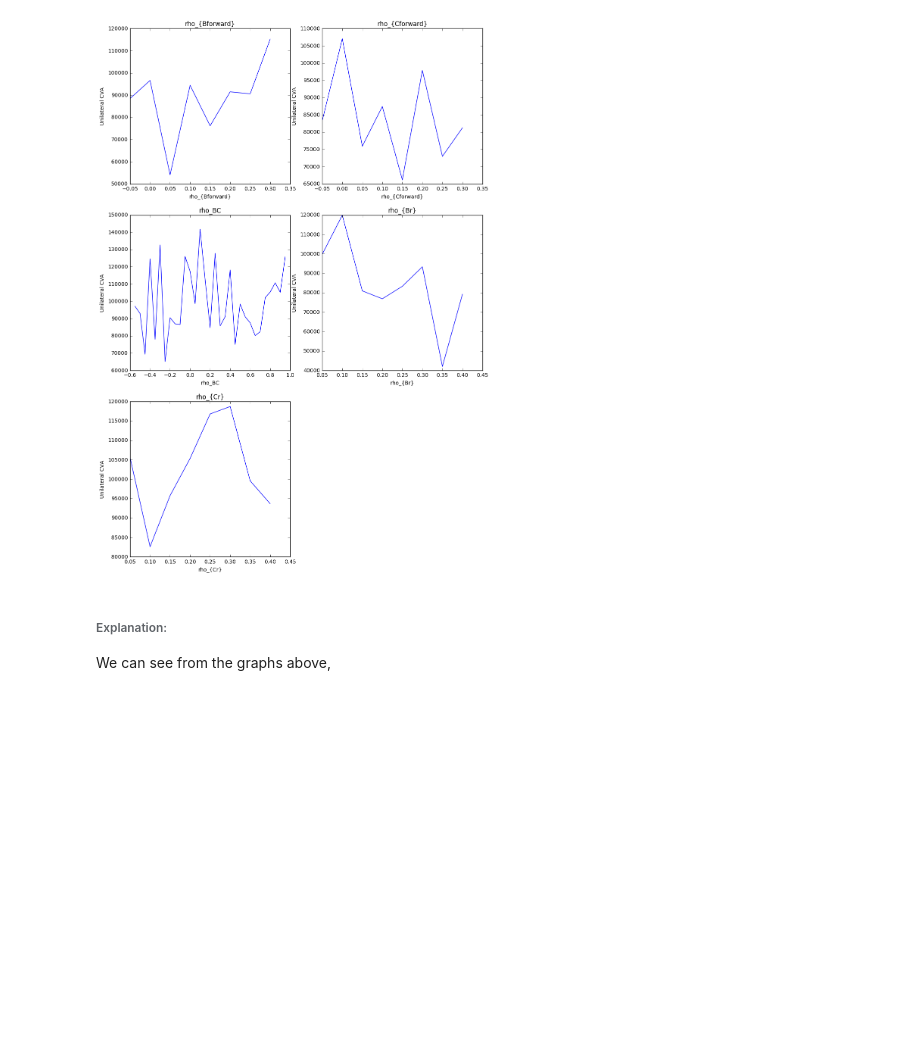
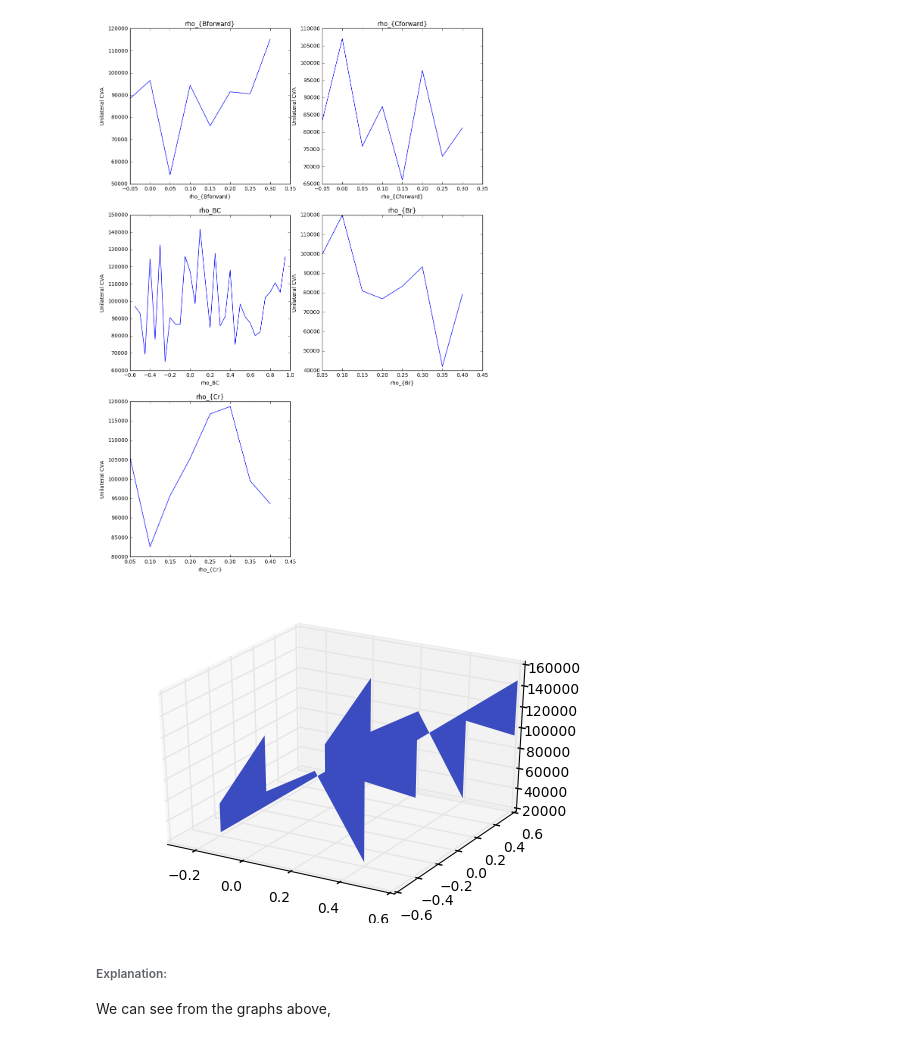
Before and after one commit to lejingxu/CVA_IMM_RegulationProject, a Jupyter notebook: Regulation_Project_Group_4-Copy1.ipynb, the cells around one changed output. Cells and saved outputs as stored; diff of their text form; code cells hidden in the pictures; blank space fills up the shorter version.

```diff
--- a/Regulation_Project_Group_4-Copy1.ipynb
+++ b/Regulation_Project_Group_4-Copy1.ipynb
@@ -331,3 +386,14 @@ plt.show()
+# %%
+from mpl_toolkits.mplot3d import Axes3D
+from matplotlib import cm
+a,b = np.meshgrid(crs,cfs)
+fig = plt.figure()
+ax = fig.gca(projection='3d')
+ax.plot_surface(a,b,CVAs,cmap=cm.coolwarm,linewidth=0, antialiased=False)
+plt.savefig('3_5_2.png')
+plt.show()
+# %% [output]
+[figure, added]
 # %% [markdown]
 ###### Explanation:
 We can see from the graphs above,
```
Also changed, not shown: parts of 9 cells of this notebook, 3 other files.
